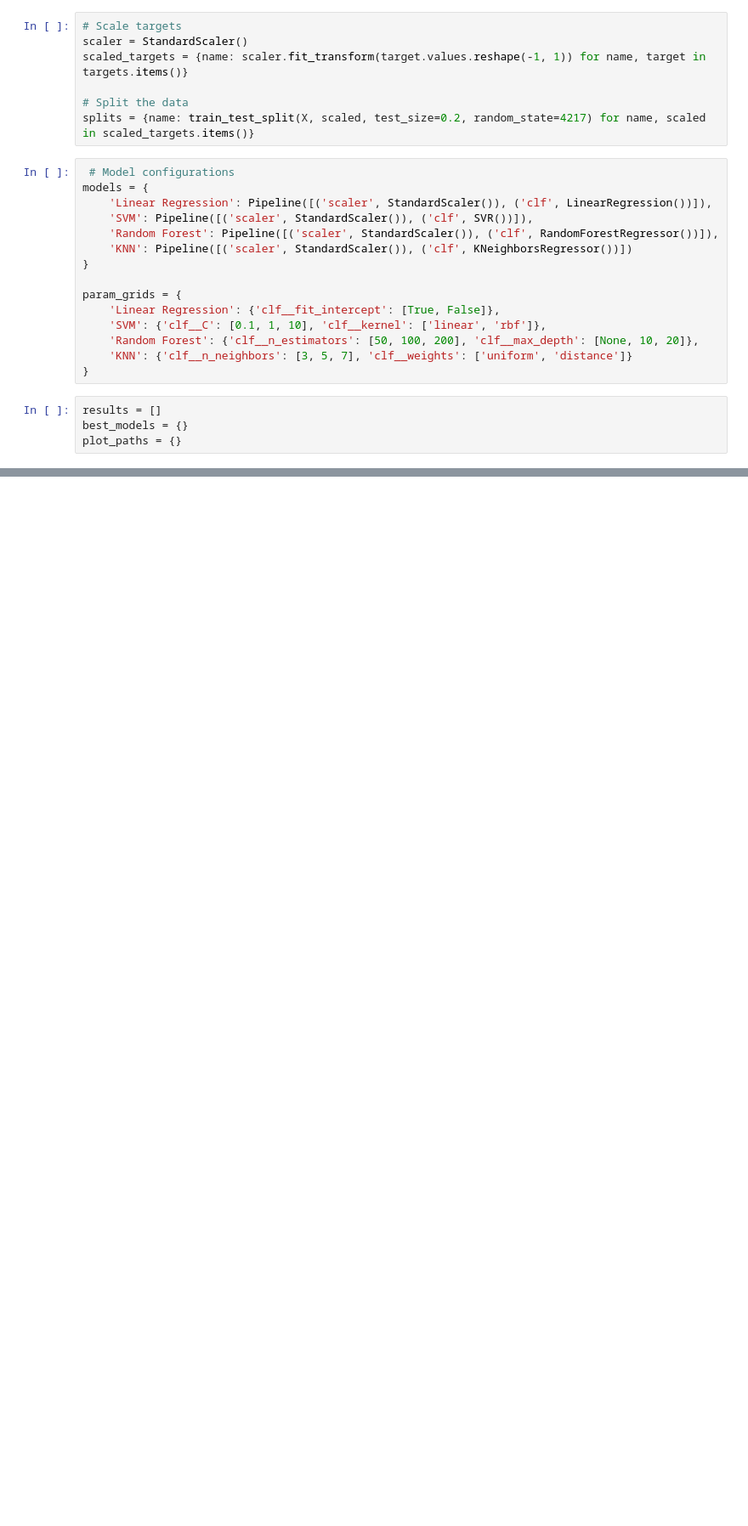
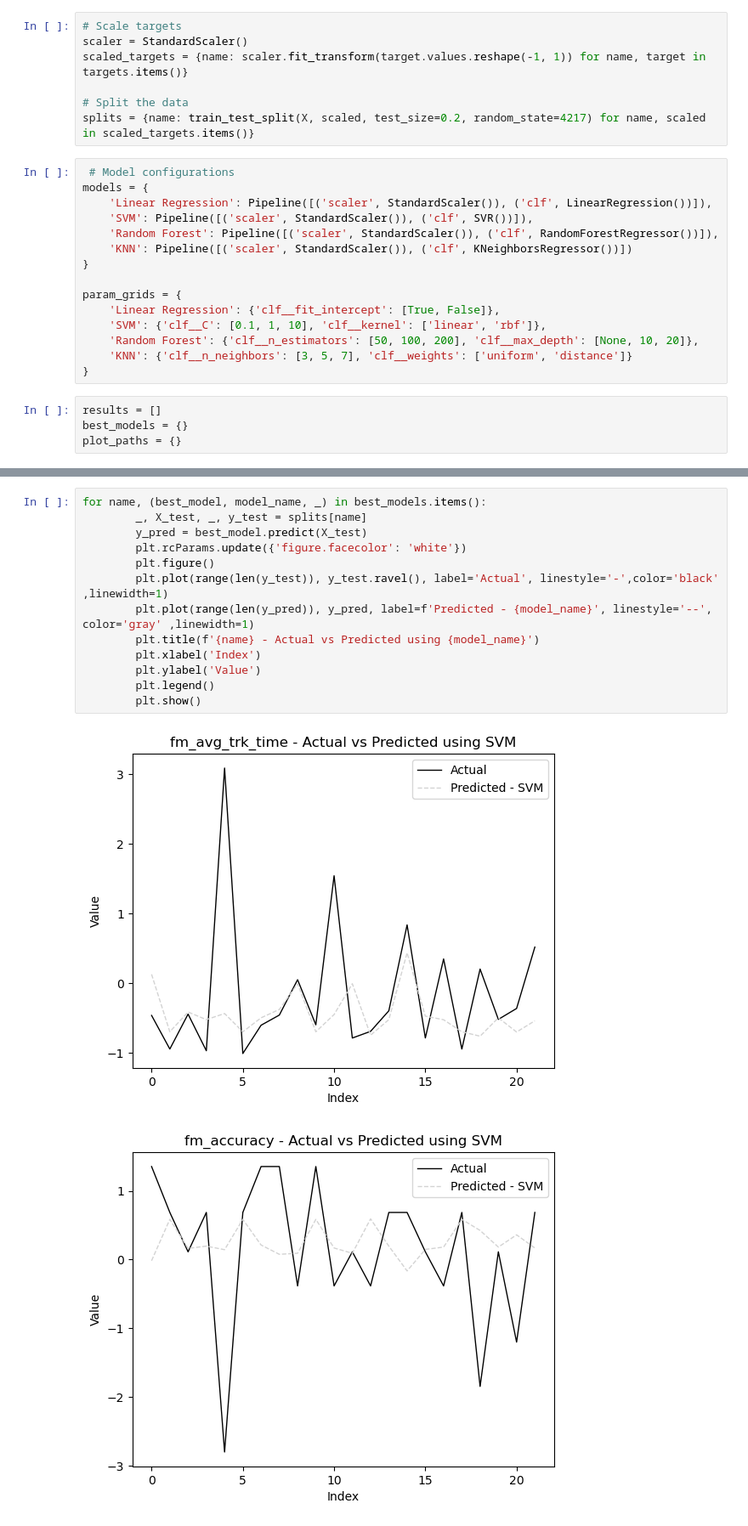
Before and after one commit to rodAlm08/exec_dash, a Jupyter notebook: skLearn/analyze.ipynb, the cells around one changed output, grey strips where cells are left out. Shown at 85% size. Saved outputs shown, nothing was run; the diff lists cells and outputs as text; blank space fills up the shorter version.

```diff
--- a/skLearn/analyze.ipynb
+++ b/skLearn/analyze.ipynb
@@ -174,0 +185,16 @@ for target_name, scaled_target in scaled_targets.items():
+# %%
+for name, (best_model, model_name, _) in best_models.items():
+        _, X_test, _, y_test = splits[name]
+        y_pred = best_model.predict(X_test)
+        plt.rcParams.update({'figure.facecolor': 'white'})
+        plt.figure()
+        plt.plot(range(len(y_test)), y_test.ravel(), label='Actual', linestyle='-',color='black' ,linewidth=1)
+        plt.plot(range(len(y_pred)), y_pred, label=f'Predicted - {model_name}', linestyle='--', color='gray' ,linewidth=1)
+        plt.title(f'{name} - Actual vs Predicted using {model_name}')
+        plt.xlabel('Index')
+        plt.ylabel('Value')
+        plt.legend()
+        plt.show()
+# %% [output]
+[figure, added]
+[figure, added]
```
Also changed, not shown: parts of 8 cells of this notebook, 16 other files.
